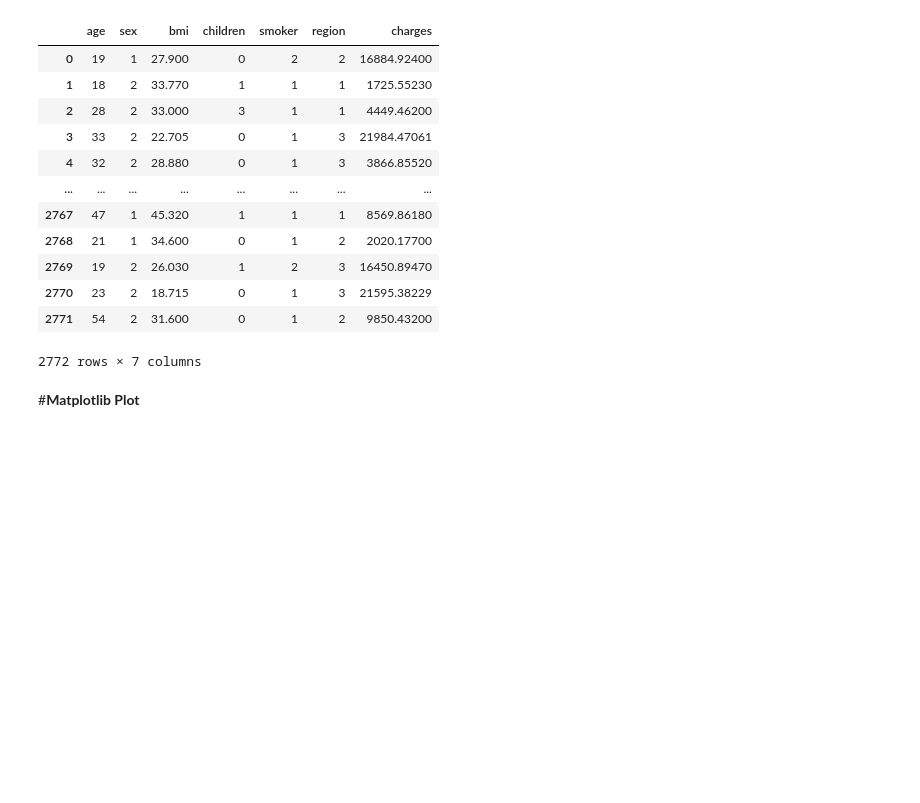
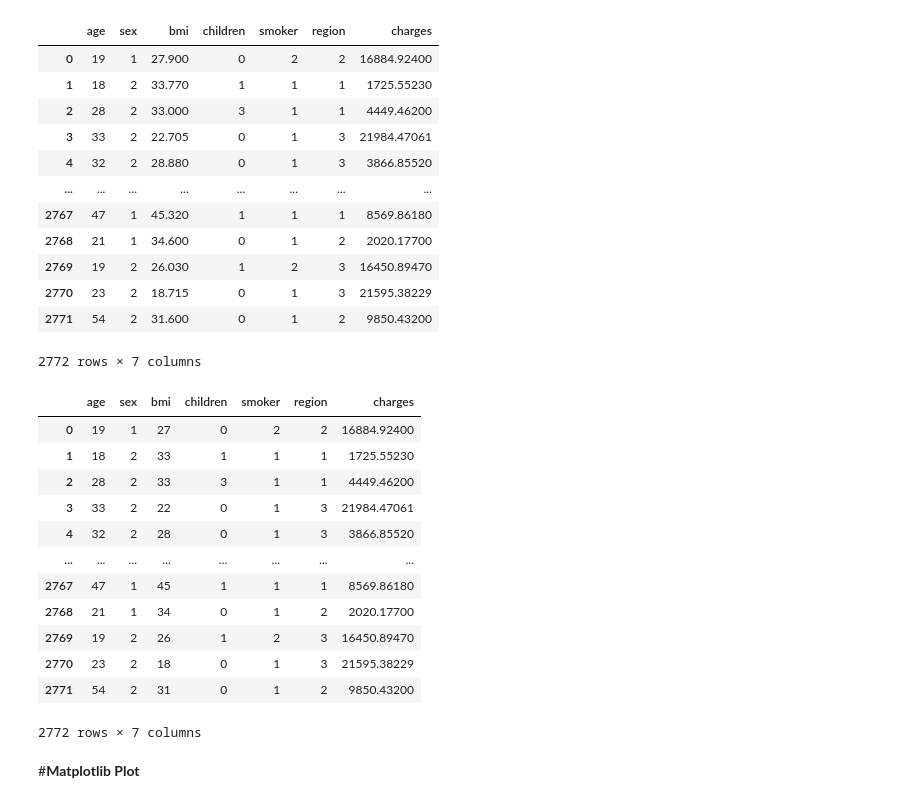
Before and after one commit to ChAbid-773/Medical_Insurance, a Jupyter notebook: Medical_Insurance.ipynb, the cells around one changed output. Saved outputs shown, nothing was run; the diff lists cells and outputs as text; code cells hidden in the pictures; blank space fills up the shorter version.

```diff
--- a/Medical_Insurance.ipynb
+++ b/Medical_Insurance.ipynb
@@ -89,3 +89,21 @@ mi
 | 2770 | 23 | 2 | 18.715 | 0 | 1 | 3 | 21595.38229 |
 | 2771 | 54 | 2 | 31.600 | 0 | 1 | 2 | 9850.43200 |
 2772 rows × 7 columns
+# %%
+mi['bmi']=mi['bmi'].astype(int)
+# %%
+mi
+# %% [output]
+|  | age | sex | bmi | children | smoker | region | charges |
+| 0 | 19 | 1 | 27 | 0 | 2 | 2 | 16884.92400 |
+| 1 | 18 | 2 | 33 | 1 | 1 | 1 | 1725.55230 |
+| 2 | 28 | 2 | 33 | 3 | 1 | 1 | 4449.46200 |
+| 3 | 33 | 2 | 22 | 0 | 1 | 3 | 21984.47061 |
+| 4 | 32 | 2 | 28 | 0 | 1 | 3 | 3866.85520 |
+| ... | ... | ... | ... | ... | ... | ... | ... |
+| 2767 | 47 | 1 | 45 | 1 | 1 | 1 | 8569.86180 |
+| 2768 | 21 | 1 | 34 | 0 | 1 | 2 | 2020.17700 |
+| 2769 | 19 | 2 | 26 | 1 | 2 | 3 | 16450.89470 |
+| 2770 | 23 | 2 | 18 | 0 | 1 | 3 | 21595.38229 |
+| 2771 | 54 | 2 | 31 | 0 | 1 | 2 | 9850.43200 |
+2772 rows × 7 columns
```
Also changed, not shown: parts of 8 cells of this notebook.
